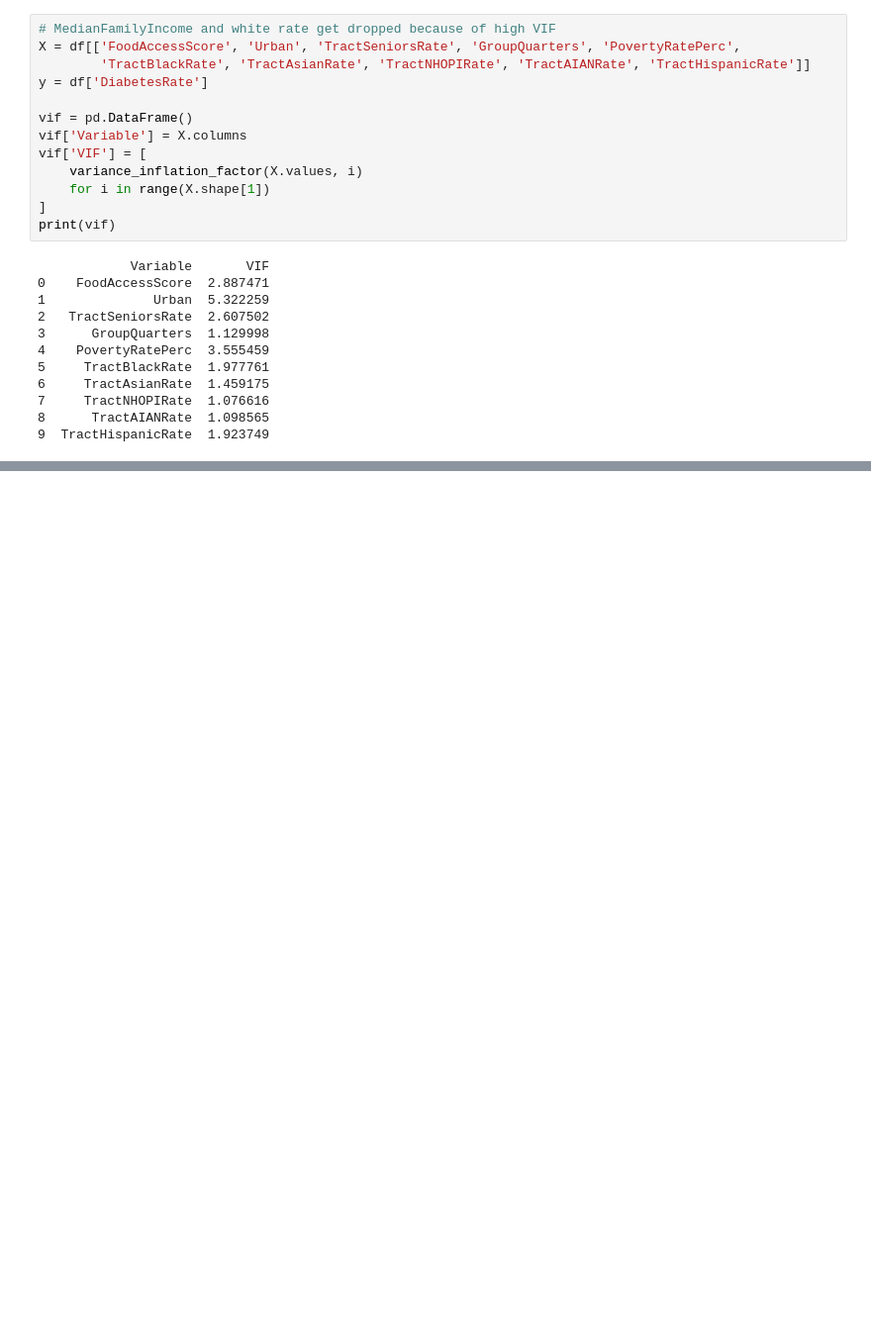
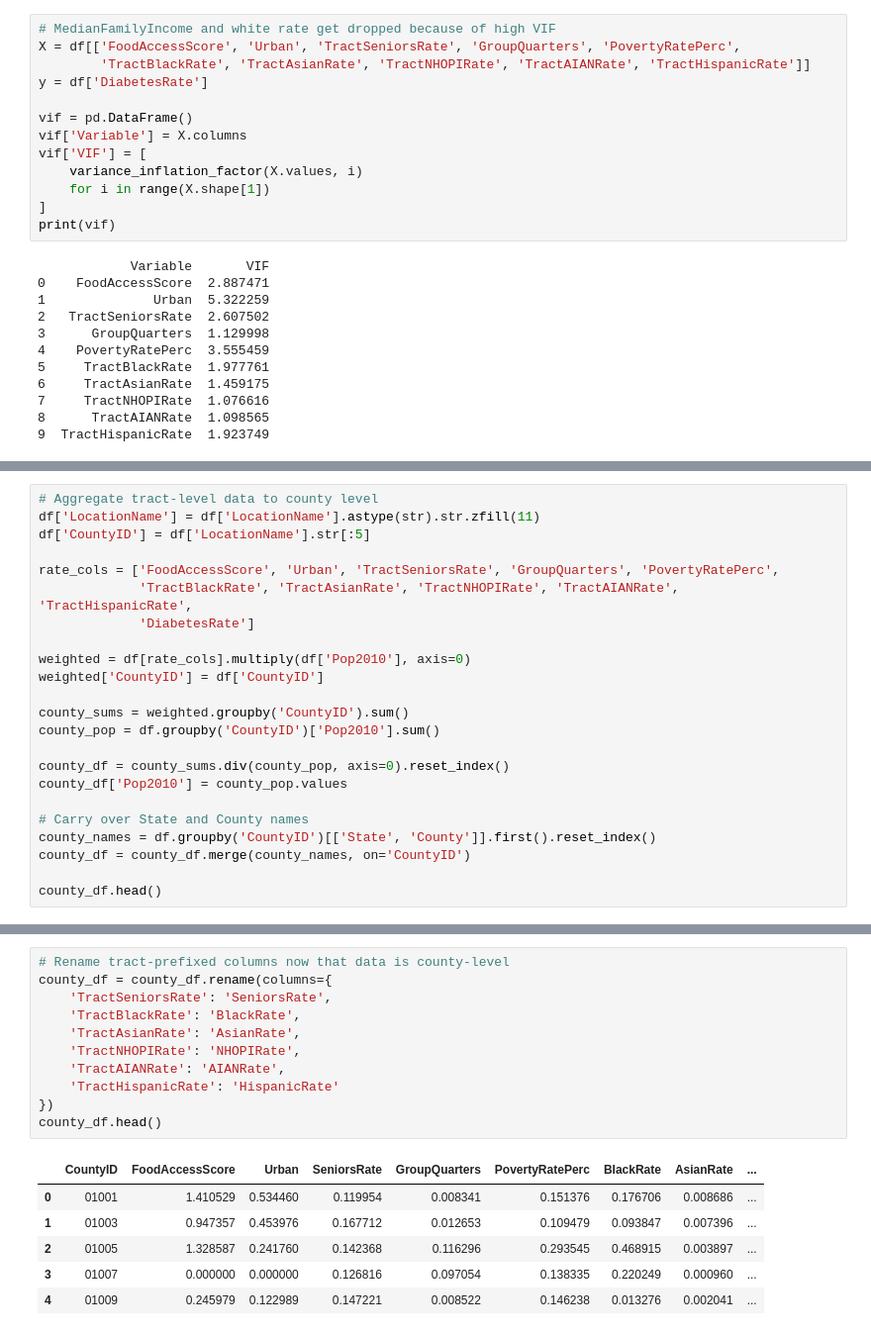
Before and after one commit to trentjlatz/Diabetes_Project, a Jupyter notebook: 01_Diabetes_EDA.ipynb, the cells around one changed output, grey strips where cells are left out. Shown at 99% size. Cells and saved outputs as stored; diff of their text form; blank space fills up the shorter version.

Commit message:
Aggregate tract data to county level and update regression results

```diff
--- a/01_Diabetes_EDA.ipynb
+++ b/01_Diabetes_EDA.ipynb
@@ -322,0 +322,23 @@ df.to_csv("./data/processed/diabetes_food_clean.csv", index=False)
+# %%
+# Aggregate tract-level data to county level
+df['LocationName'] = df['LocationName'].astype(str).str.zfill(11)
+df['CountyID'] = df['LocationName'].str[:5]
+
+rate_cols = ['FoodAccessScore', 'Urban', 'TractSeniorsRate', 'GroupQuarters', 'PovertyRatePerc',
+             'TractBlackRate', 'TractAsianRate', 'TractNHOPIRate', 'TractAIANRate', 'TractHispanicRate',
+             'DiabetesRate']
+
+weighted = df[rate_cols].multiply(df['Pop2010'], axis=0)
+weighted['CountyID'] = df['CountyID']
+
+county_sums = weighted.groupby('CountyID').sum()
+county_pop = df.groupby('CountyID')['Pop2010'].sum()
+
+county_df = county_sums.div(county_pop, axis=0).reset_index()
+county_df['Pop2010'] = county_pop.values
+
+# Carry over State and County names
+county_names = df.groupby('CountyID')[['State', 'County']].first().reset_index()
+county_df = county_df.merge(county_names, on='CountyID')
+
+county_df.head()
@@ -322,0 +352,18 @@ df.to_csv("./data/processed/diabetes_food_clean.csv", index=False)
+# %%
+# Rename tract-prefixed columns now that data is county-level
+county_df = county_df.rename(columns={
+    'TractSeniorsRate': 'SeniorsRate',
+    'TractBlackRate': 'BlackRate',
+    'TractAsianRate': 'AsianRate',
+    'TractNHOPIRate': 'NHOPIRate',
+    'TractAIANRate': 'AIANRate',
+    'TractHispanicRate': 'HispanicRate'
+})
+county_df.head()
+# %% [output]
+|  | CountyID | FoodAccessScore | Urban | SeniorsRate | GroupQuarters | PovertyRatePerc | BlackRate | AsianRate | ... |
+| 0 | 01001 | 1.410529 | 0.534460 | 0.119954 | 0.008341 | 0.151376 | 0.176706 | 0.008686 | ... |
+| 1 | 01003 | 0.947357 | 0.453976 | 0.167712 | 0.012653 | 0.109479 | 0.093847 | 0.007396 | ... |
+| 2 | 01005 | 1.328587 | 0.241760 | 0.142368 | 0.116296 | 0.293545 | 0.468915 | 0.003897 | ... |
+| 3 | 01007 | 0.000000 | 0.000000 | 0.126816 | 0.097054 | 0.138335 | 0.220249 | 0.000960 | ... |
+| 4 | 01009 | 0.245979 | 0.122989 | 0.147221 | 0.008522 | 0.146238 | 0.013276 | 0.002041 | ... |
```
Also changed, not shown: parts of 8 cells of this notebook, 3 other files.
